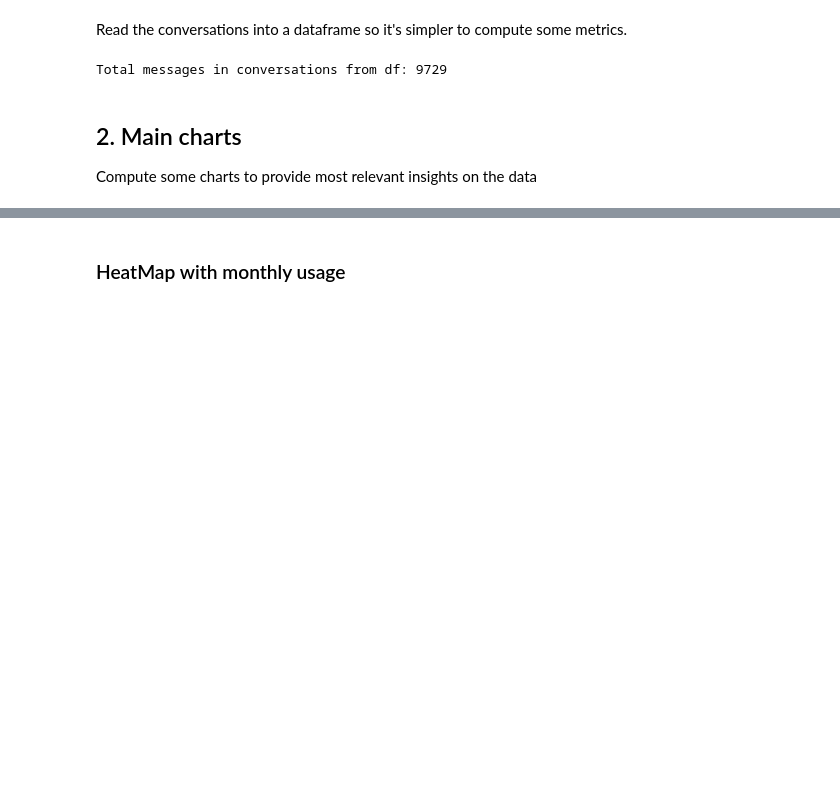
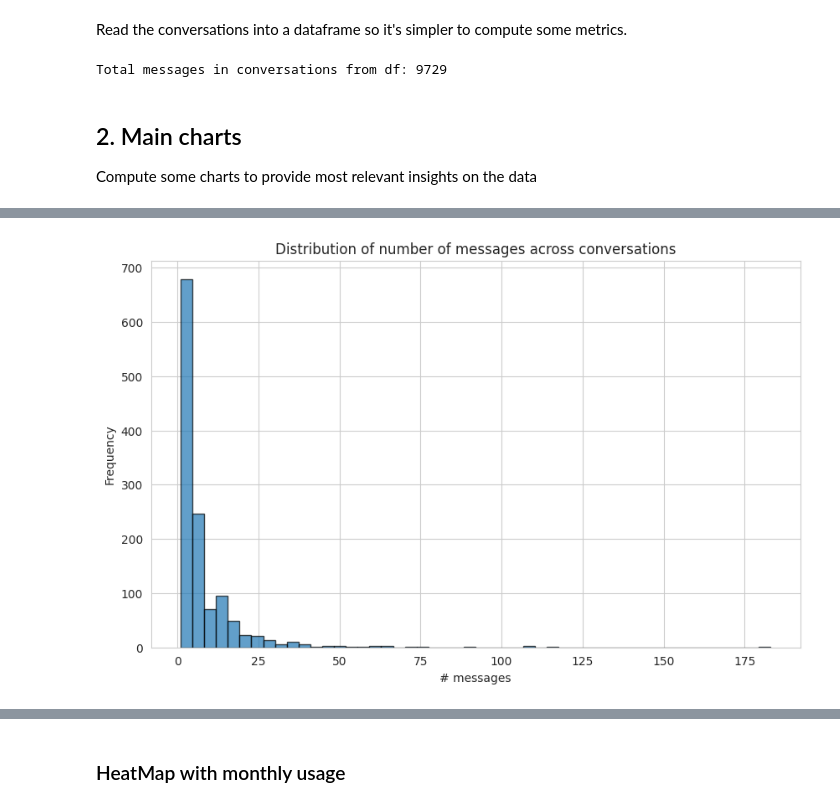
Before and after one commit to lucasalvarezlacasa/data-insights, a Jupyter notebook: chatgpt-use/analysis.ipynb, the cells around one changed output, grey strips where cells are left out. Cells and saved outputs as stored; diff of their text form; code cells hidden in the pictures; blank space fills up the shorter version.

```diff
--- a/chatgpt-use/analysis.ipynb
+++ b/chatgpt-use/analysis.ipynb
@@ -302,0 +312,4 @@ plt.show()
+# %%
+# Compute distribution of number of messages per conversation
+message_counts = df.groupby("conv_id").size().reset_index(name='message_count')
+message_counts.describe()
@@ -302,0 +326,10 @@ plt.show()
+# %%
+# Plot a histogram showing the distribution of message counts
+plt.figure(figsize=(10, 6))
+plt.hist(message_counts['message_count'], bins=50, edgecolor='black', alpha=0.7)
+plt.xlabel('# messages')
+plt.ylabel('Frequency')
+plt.title('Distribution of number of messages across conversations')
+plt.show()
+# %% [output]
+[figure, added]
```
Also changed, not shown: parts of 16 cells of this notebook.
